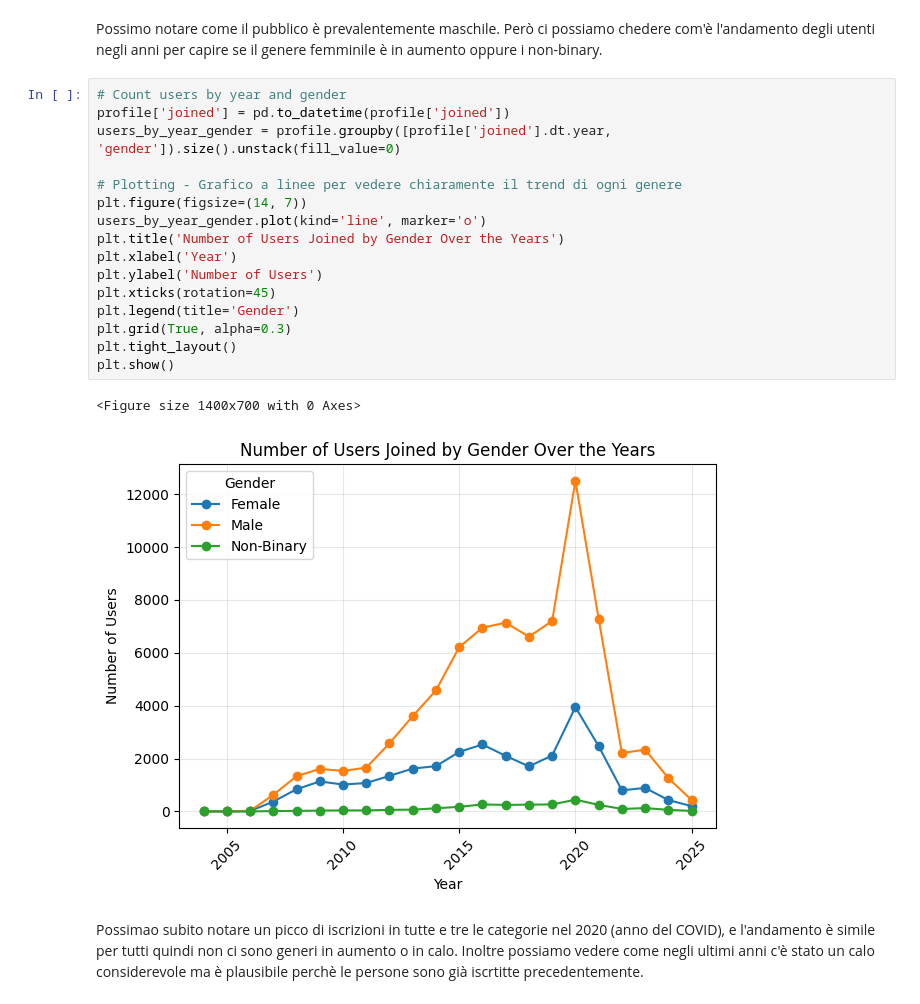
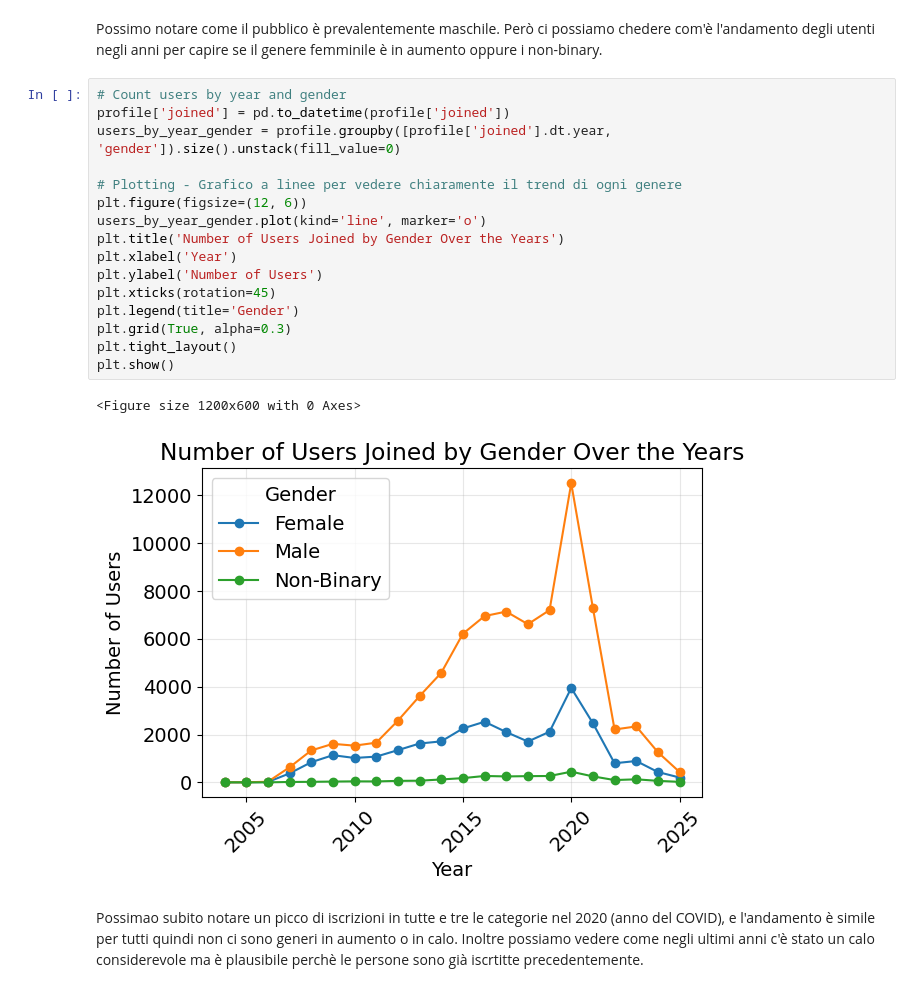
Before and after one commit to LeonardoFerraud/HCI---progetto-finale-Ferraud-Russo-2, a Jupyter notebook: Assigment25-26.ipynb, the cells around one changed output. Cells and saved outputs as stored; diff of their text form.

```diff
--- a/Assigment25-26.ipynb
+++ b/Assigment25-26.ipynb
@@ -411,22 +417,22 @@ Possimo notare come il pubblico è prevalentemente maschile. Però ci possiamo c
 # %%
 # Count users by year and gender
 profile['joined'] = pd.to_datetime(profile['joined'])
 users_by_year_gender = profile.groupby([profile['joined'].dt.year, 'gender']).size().unstack(fill_value=0)
 
 # Plotting - Grafico a linee per vedere chiaramente il trend di ogni genere
-plt.figure(figsize=(14, 7))
+plt.figure(figsize=(12, 6))
 users_by_year_gender.plot(kind='line', marker='o')
 plt.title('Number of Users Joined by Gender Over the Years')
 plt.xlabel('Year')
 plt.ylabel('Number of Users')
 plt.xticks(rotation=45)
 plt.legend(title='Gender')
 plt.grid(True, alpha=0.3)
 plt.tight_layout()
 plt.show()
 # %% [output]
-<Figure size 1400x700 with 0 Axes>
+<Figure size 1200x600 with 0 Axes>
-[figure, old version]
+[figure, new version]
 # %% [markdown]
 Possimao subito notare un picco di iscrizioni in tutte e tre le categorie nel 2020 (anno del COVID), e l'andamento è simile per tutti quindi non ci sono generi in aumento o in calo. Inoltre possiamo vedere come negli ultimi anni c'è stato un calo considerevole ma è plausibile perchè le persone sono già iscrtitte precedentemente.
 # %%
```
Also changed, not shown: parts of 32 cells of this notebook.
